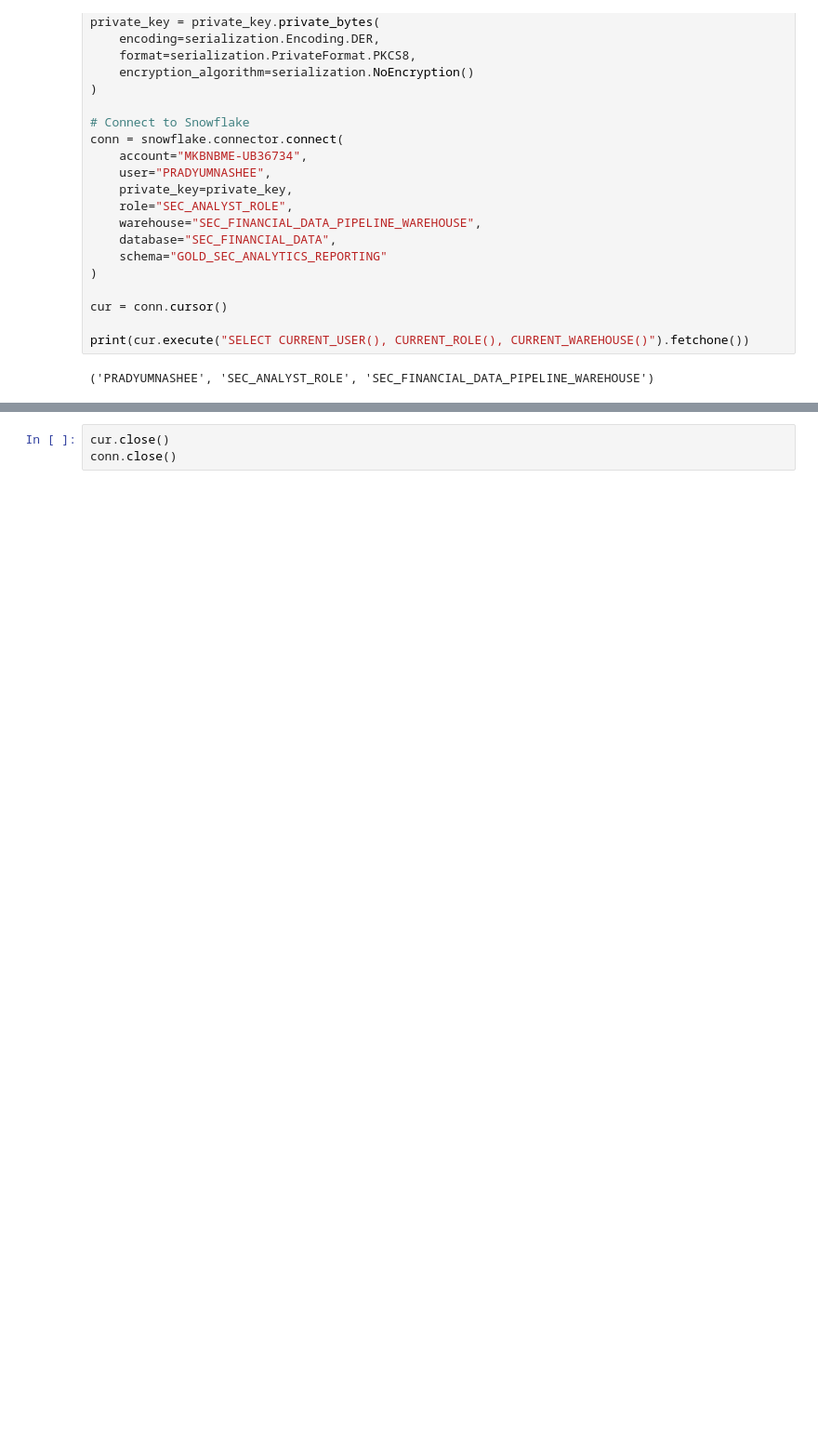
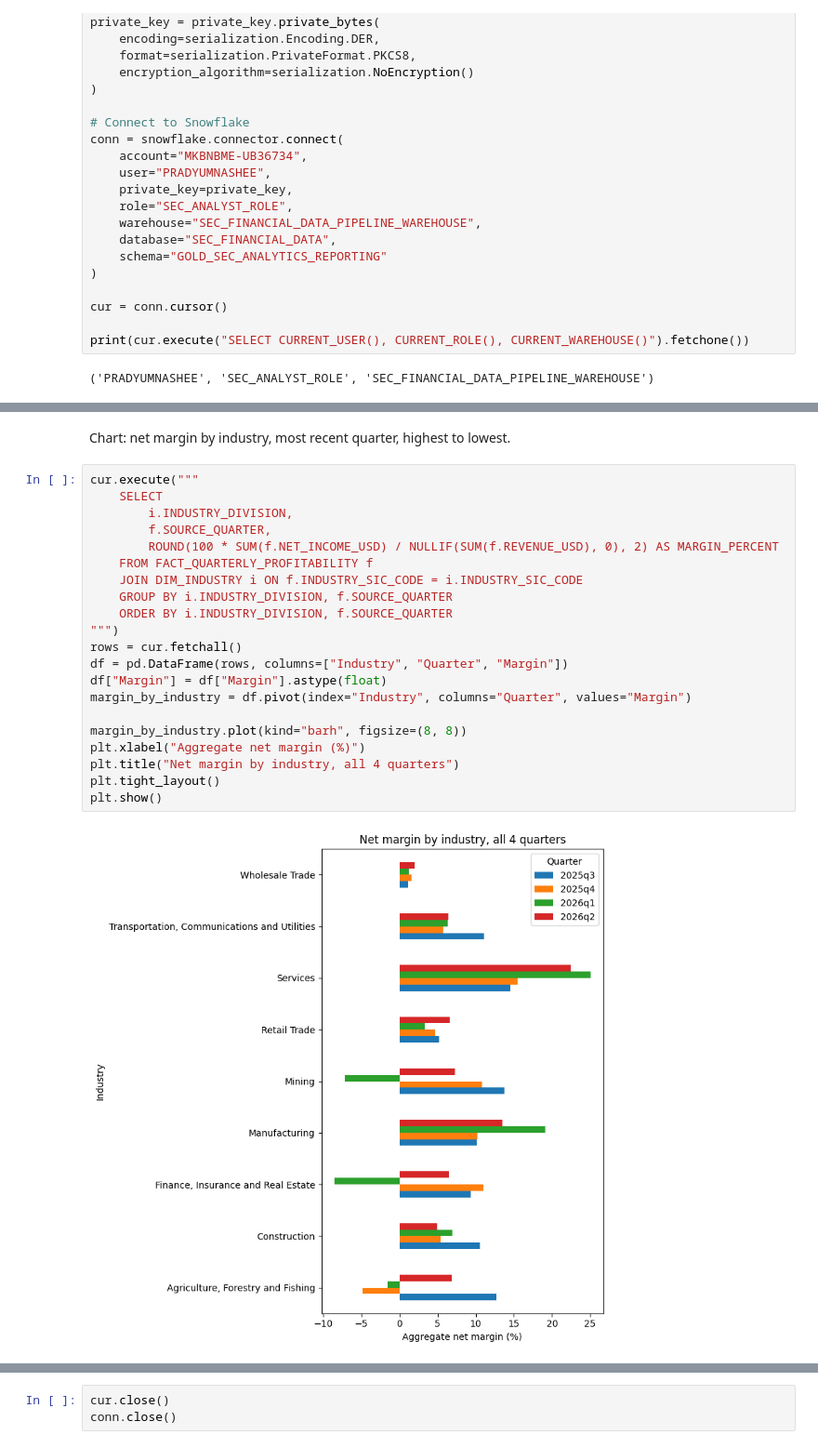
Before and after one commit to Pradyumna-Shee/Snowflake-ELT-Dynamic_Tables-Streams_and_Tasks, a Jupyter notebook: 10_gold_layer_business_reports_notebook.ipynb, the cells around one changed output, grey strips where cells are left out. Shown at 93% size. Drawn from its saved outputs; the diff is of its cells as text; blank space fills up the shorter version.

```diff
--- a/10_gold_layer_business_reports_notebook.ipynb
+++ b/10_gold_layer_business_reports_notebook.ipynb
@@ -88,0 +171,25 @@ print(cur.execute("SELECT CURRENT_USER(), CURRENT_ROLE(), CURRENT_WAREHOUSE()").
+# %% [markdown]
+Chart: net margin by industry, most recent quarter, highest to lowest.
+# %%
+cur.execute("""
+    SELECT
+        i.INDUSTRY_DIVISION,
+        f.SOURCE_QUARTER,
+        ROUND(100 * SUM(f.NET_INCOME_USD) / NULLIF(SUM(f.REVENUE_USD), 0), 2) AS MARGIN_PERCENT
+    FROM FACT_QUARTERLY_PROFITABILITY f
+    JOIN DIM_INDUSTRY i ON f.INDUSTRY_SIC_CODE = i.INDUSTRY_SIC_CODE
+    GROUP BY i.INDUSTRY_DIVISION, f.SOURCE_QUARTER
+    ORDER BY i.INDUSTRY_DIVISION, f.SOURCE_QUARTER
+""")
+rows = cur.fetchall()
+df = pd.DataFrame(rows, columns=["Industry", "Quarter", "Margin"])
+df["Margin"] = df["Margin"].astype(float)
+margin_by_industry = df.pivot(index="Industry", columns="Quarter", values="Margin")
+
+margin_by_industry.plot(kind="barh", figsize=(8, 8))
+plt.xlabel("Aggregate net margin (%)")
+plt.title("Net margin by industry, all 4 quarters")
+plt.tight_layout()
+plt.show()
+# %% [output]
+[figure, added]
```
Also changed, not shown: parts of 29 cells of this notebook.
